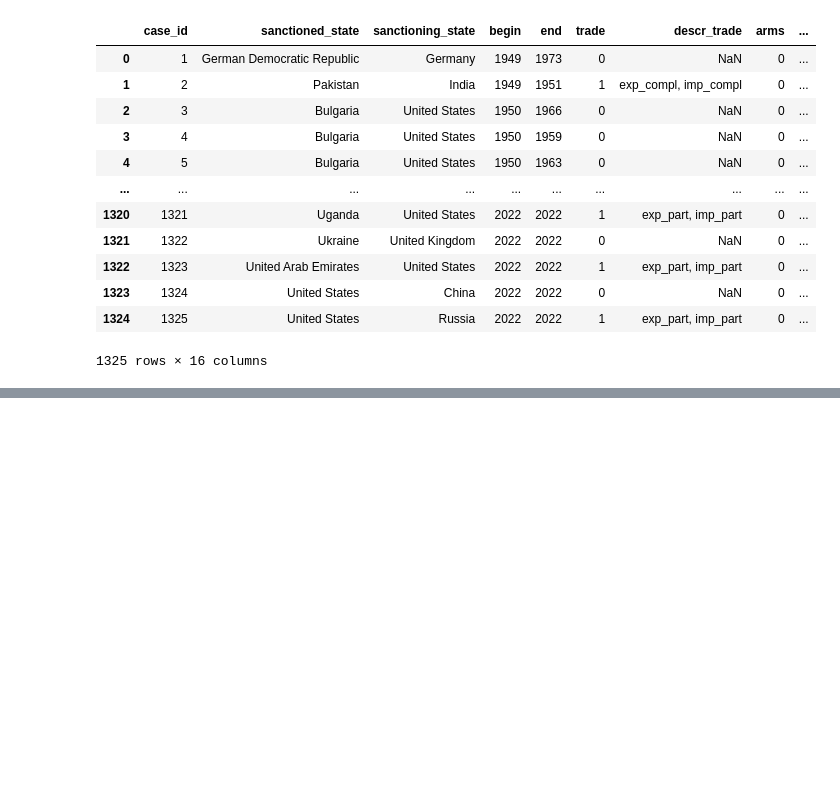
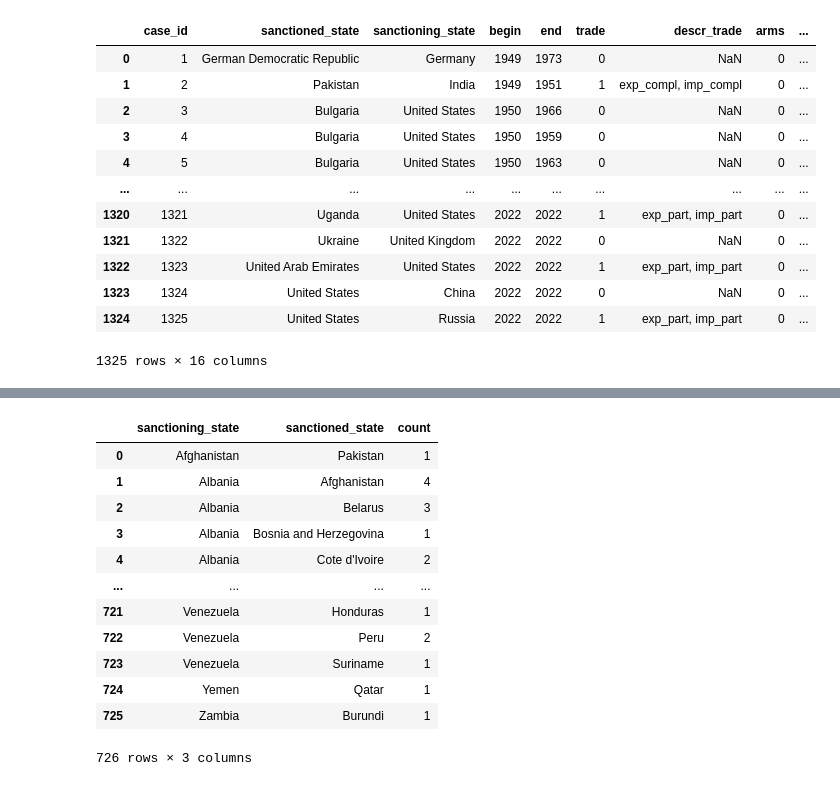
Before and after one commit to macuriels/umass_dacss_datastorytelling, a Jupyter notebook: international_sanctions_network.ipynb, the cells around one changed output, grey strips where cells are left out. Cells and saved outputs as stored; diff of their text form; code cells hidden in the pictures; blank space fills up the shorter version.

```diff
--- a/international_sanctions_network.ipynb
+++ b/international_sanctions_network.ipynb
@@ -22 +33,3 @@ url = 'https://raw.githubusercontent.com/macuriels/umass_dacss_datastorytelling/
+# %%
+uploaded = files.upload()
 # %%
@@ -191,0 +219,19 @@ df
+# %%
+# EDGES
+df_edges = df.groupby(['sanctioning_state', 'sanctioned_state']).size().reset_index(name='count')
+# %%
+df_edges
+# %% [output]
+|  | sanctioning_state | sanctioned_state | count |
+| 0 | Afghanistan | Pakistan | 1 |
+| 1 | Albania | Afghanistan | 4 |
+| 2 | Albania | Belarus | 3 |
+| 3 | Albania | Bosnia and Herzegovina | 1 |
+| 4 | Albania | Cote d'Ivoire | 2 |
+| ... | ... | ... | ... |
+| 721 | Venezuela | Honduras | 1 |
+| 722 | Venezuela | Peru | 2 |
+| 723 | Venezuela | Suriname | 1 |
+| 724 | Yemen | Qatar | 1 |
+| 725 | Zambia | Burundi | 1 |
+726 rows × 3 columns
```
Also changed, not shown: parts of 11 cells of this notebook.
